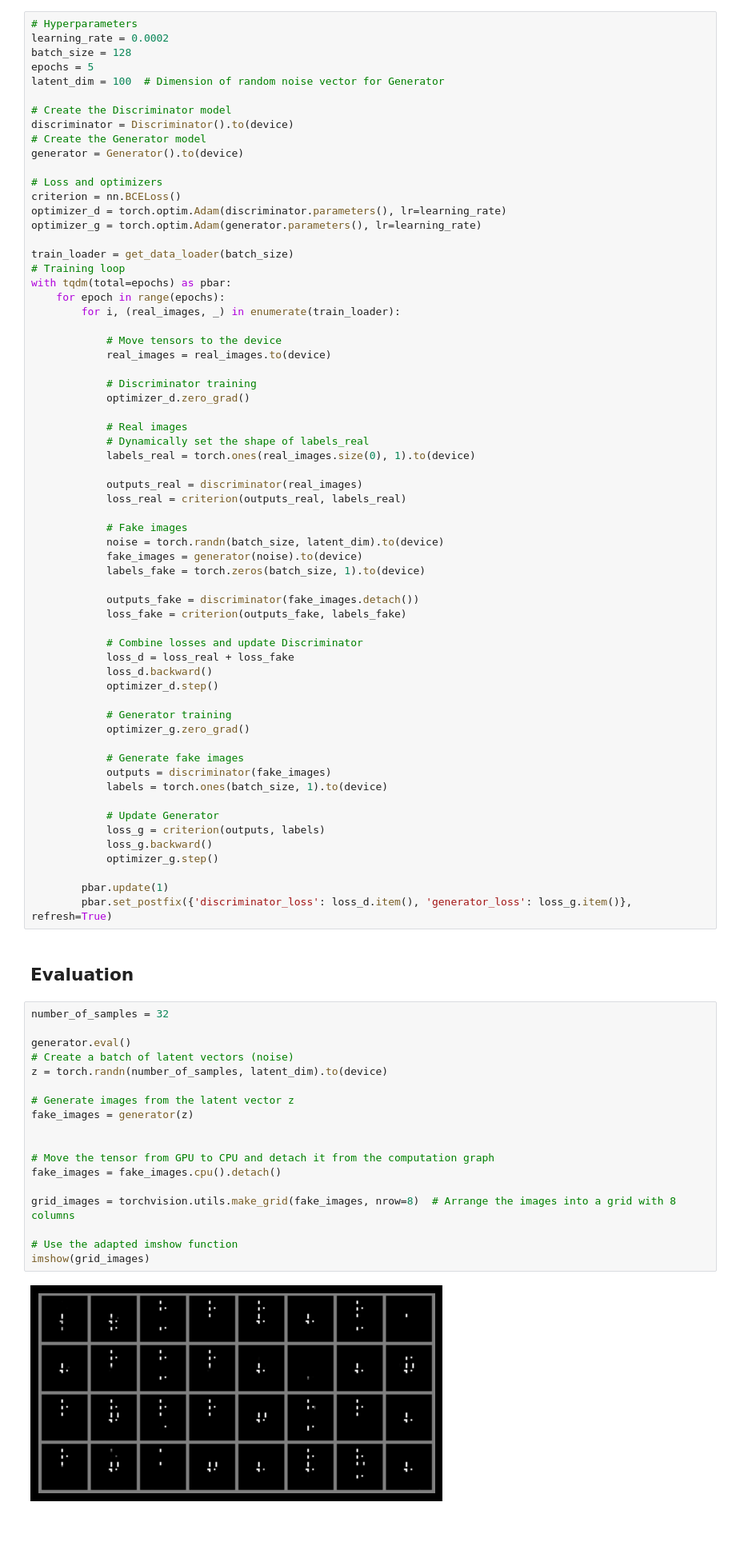
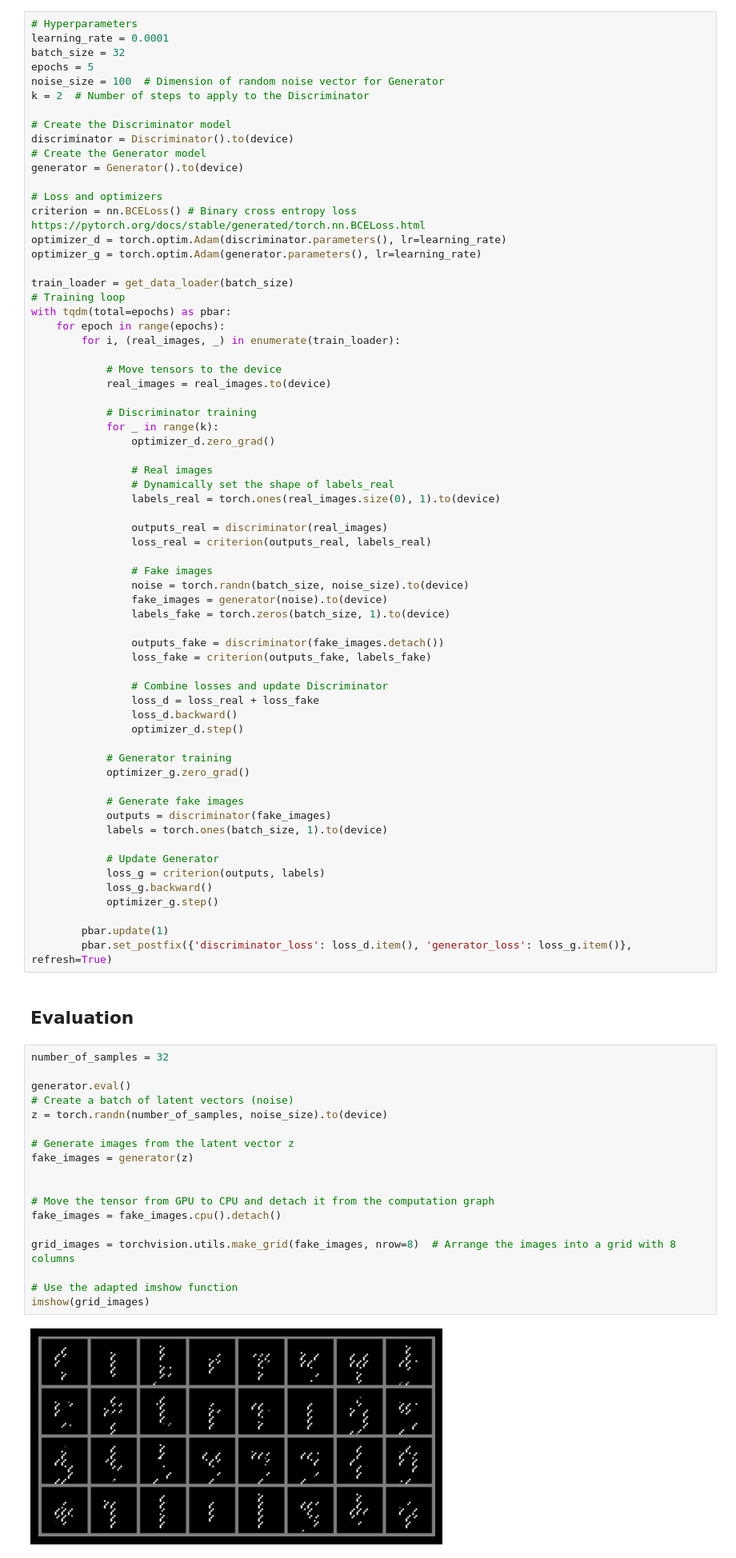
Before and after one commit to BRJoaquin/GAN, a Jupyter notebook: GAN.ipynb, the cells around one changed output. Shown: that part at 80% size. Drawn from its saved outputs; the diff is of its cells as text; blank space fills up the shorter version.

```diff
--- a/GAN.ipynb
+++ b/GAN.ipynb
@@ -339,10 +339,11 @@ class Generator(nn.Module):
 ## Trainig
 # %%
 # Hyperparameters
-learning_rate = 0.0002
-batch_size = 128
+learning_rate = 0.0001
+batch_size = 32
 epochs = 5
-latent_dim = 100  # Dimension of random noise vector for Generator
+noise_size = 100  # Dimension of random noise vector for Generator
+k = 2  # Number of steps to apply to the Discriminator
 
 # Create the Discriminator model
 discriminator = Discriminator().to(device)
@@ -350,7 +351,7 @@ discriminator = Discriminator().to(device)
 generator = Generator().to(device)
 
 # Loss and optimizers
-criterion = nn.BCELoss()
+criterion = nn.BCELoss() # Binary cross entropy loss https://pytorch.org/docs/stable/generated/torch.nn.BCELoss.html
 optimizer_d = torch.optim.Adam(discriminator.parameters(), lr=learning_rate)
 optimizer_g = torch.optim.Adam(generator.parameters(), lr=learning_rate)
 
@@ -364,27 +365,28 @@ with tqdm(total=epochs) as pbar:
             real_images = real_images.to(device)
 
             # Discriminator training
-            optimizer_d.zero_grad()
+            for _ in range(k):
+                optimizer_d.zero_grad()
 
-            # Real images
-            # Dynamically set the shape of labels_real
-            labels_real = torch.ones(real_images.size(0), 1).to(device)
+                # Real images
+                # Dynamically set the shape of labels_real
+                labels_real = torch.ones(real_images.size(0), 1).to(device)
 
-            outputs_real = discriminator(real_images)
-            loss_real = criterion(outputs_real, labels_real)
+                outputs_real = discriminator(real_images)
+                loss_real = criterion(outputs_real, labels_real)
 
-            # Fake images
-            noise = torch.randn(batch_size, latent_dim).to(device)
-            fake_images = generator(noise).to(device)
-            labels_fake = torch.zeros(batch_size, 1).to(device)
+                # Fake images
+                noise = torch.randn(batch_size, noise_size).to(device)
+                fake_images = generator(noise).to(device)
+                labels_fake = torch.zeros(batch_size, 1).to(device)
 
-            outputs_fake = discriminator(fake_images.detach())
-            loss_fake = criterion(outputs_fake, labels_fake)
+                outputs_fake = discriminator(fake_images.detach())
+                loss_fake = criterion(outputs_fake, labels_fake)
 
-            # Combine losses and update Discriminator
-            loss_d = loss_real + loss_fake
-            loss_d.backward()
-            optimizer_d.step()
+                # Combine losses and update Discriminator
+                loss_d = loss_real + loss_fake
+                loss_d.backward()
+                optimizer_d.step()
 
             # Generator training
             optimizer_g.zero_grad()
@@ -405,20 +407,20 @@ with tqdm(total=epochs) as pbar:
 # %%
 number_of_samples = 32
 
 generator.eval()
 # Create a batch of latent vectors (noise)
-z = torch.randn(number_of_samples, latent_dim).to(device)
+z = torch.randn(number_of_samples, noise_size).to(device)
 
 # Generate images from the latent vector z
 fake_images = generator(z)
 
 
 # Move the tensor from GPU to CPU and detach it from the computation graph
 fake_images = fake_images.cpu().detach()
 
 grid_images = torchvision.utils.make_grid(fake_images, nrow=8)  # Arrange the images into a grid with 8 columns
 
 # Use the adapted imshow function
 imshow(grid_images)
 # %% [output]
-[figure, old version]
+[figure, new version]
```
